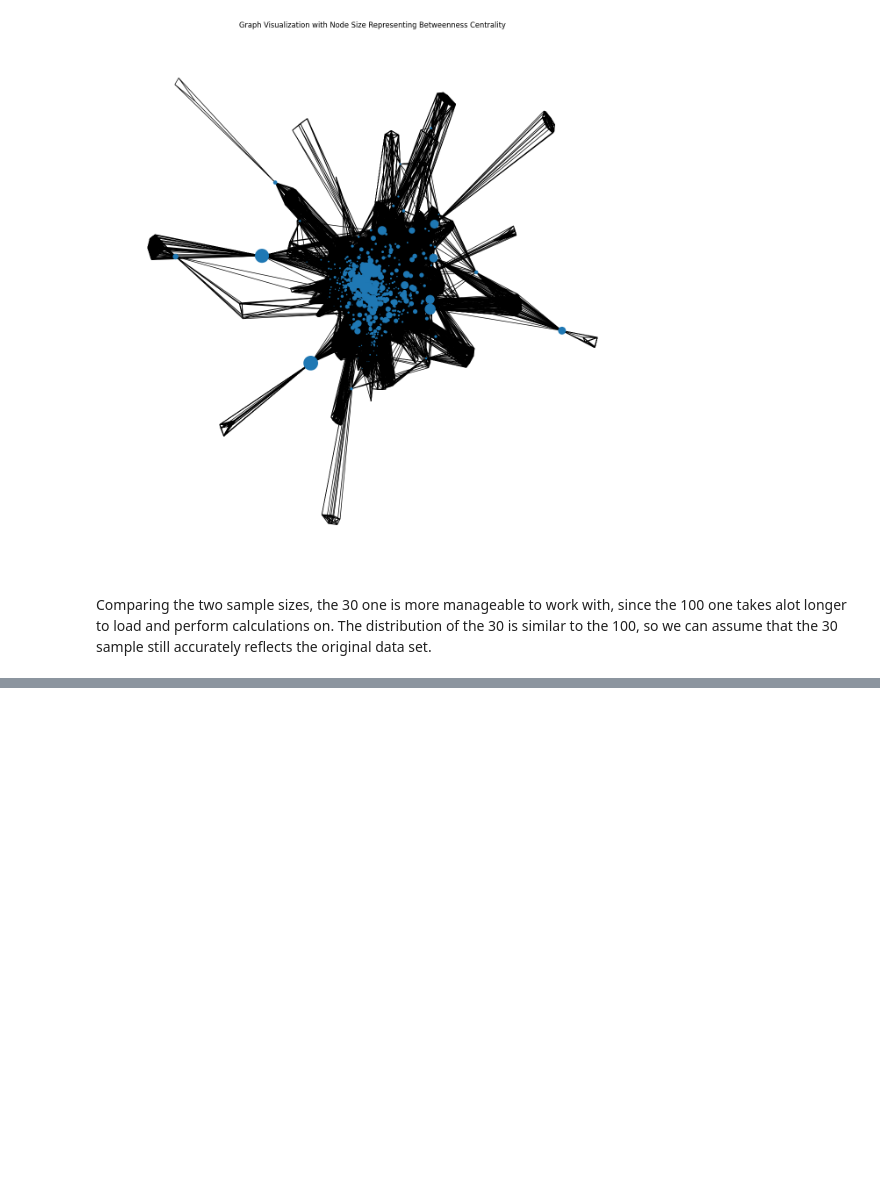
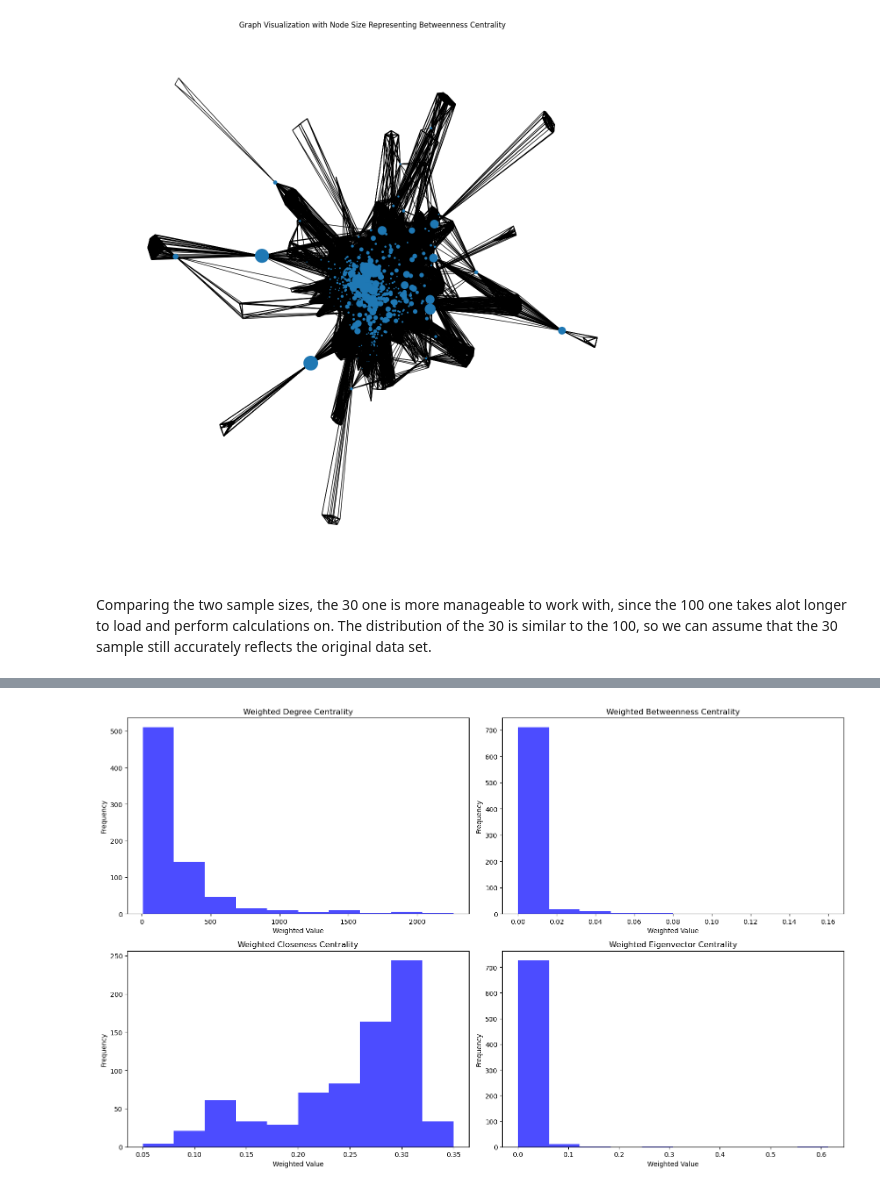
Before and after one commit to meteor123456/Spotify-Artist-Cooccurence, a Jupyter notebook: analysis.ipynb, the cells around one changed output, grey strips where cells are left out. Drawn from its saved outputs; the diff is of its cells as text; code cells hidden in the pictures; blank space fills up the shorter version.

```diff
--- a/analysis.ipynb
+++ b/analysis.ipynb
@@ -122,0 +198,22 @@ Comparing the two sample sizes, the 30 one is more manageable to work with, sinc
+# %%
+weighted_centrality_measures = {
+    'Weighted Degree Centrality': [list(weighted_degree_centrality.values())],
+    'Weighted Betweenness Centrality': list(weighted_betweenness_centrality.values()),
+    'Weighted Closeness Centrality': list(weighted_closeness_centrality.values()),
+    'Weighted Eigenvector Centrality': list(weighted_eigenvector_centrality.values())
+}
+# %%
+plt.figure(figsize=(16, 10))
+
+for i, (title, values) in enumerate(weighted_centrality_measures.items(), 1):
+    plt.subplot(2, 2, i)
+    plt.hist(values, bins=10, alpha=0.7, color='blue')
+    plt.title(title)
+    plt.xlabel('Weighted Value')
+    plt.ylabel('Frequency')
+
+
+plt.tight_layout()
+plt.show()
+# %% [output]
+[figure, added]
```
Also changed, not shown: parts of 7 cells of this notebook.
